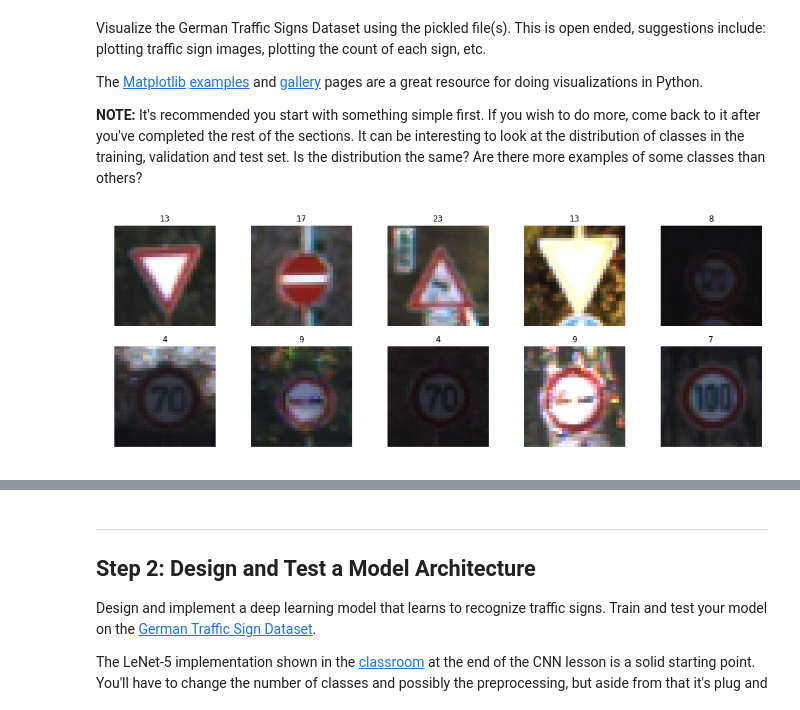
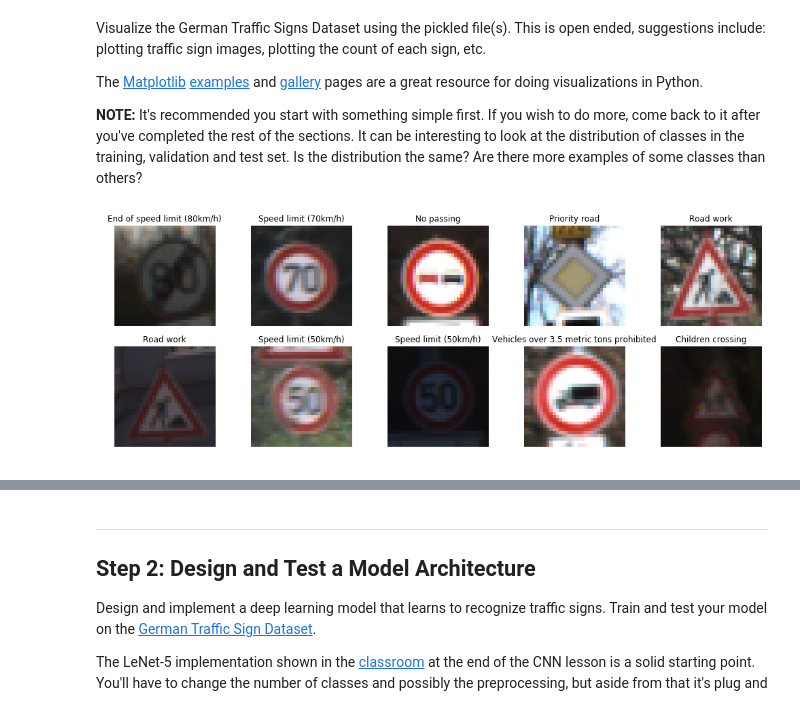
Before and after one commit to srinivasvukkalkar/Traffic_Sign_Classifier, a Jupyter notebook: Traffic_Sign_Classifier.ipynb, the cells around one changed output, grey strips where cells are left out. Drawn from its saved outputs; the diff is of its cells as text; code cells hidden in the pictures.

```diff
--- a/Traffic_Sign_Classifier.ipynb
+++ b/Traffic_Sign_Classifier.ipynb
@@ -98,22 +98,32 @@ The [Matplotlib](http://matplotlib.org/) [examples](http://matplotlib.org/exampl
 # %%
 ### Data exploration visualization code goes here.
 ### Feel free to use as many code cells as needed.
 import matplotlib.pyplot as plt
 import matplotlib.image as mpimg
 import cv2
 import random
+import csv
 # Visualizations will be shown in the notebook.
 %matplotlib inline
+
+sign_names = []
+
+with open('signnames.csv') as csv_file:
+    csv_reader = csv.reader(csv_file, delimiter=',')
+    next(csv_reader)
+    for row in csv_reader:
+        sign_names += [row[1]]
+# print(sign_names)
 
 fig, axs = plt.subplots(2,5, figsize=(18, 6))
 fig.subplots_adjust(hspace = .2, wspace=.001)
 axs = axs.ravel()
 
 for j in range(10):
     index = random.randint(0, len(X_train))
     image = X_train[index]
     axs[j].axis('off')
     axs[j].imshow(image)
-    axs[j].set_title(y_train[index])
+    axs[j].set_title(sign_names[y_train[index]])
 # %% [output]
-[figure, old version]
+[figure, new version]
```
Also changed, not shown: parts of 8 cells of this notebook, 5 other files.
